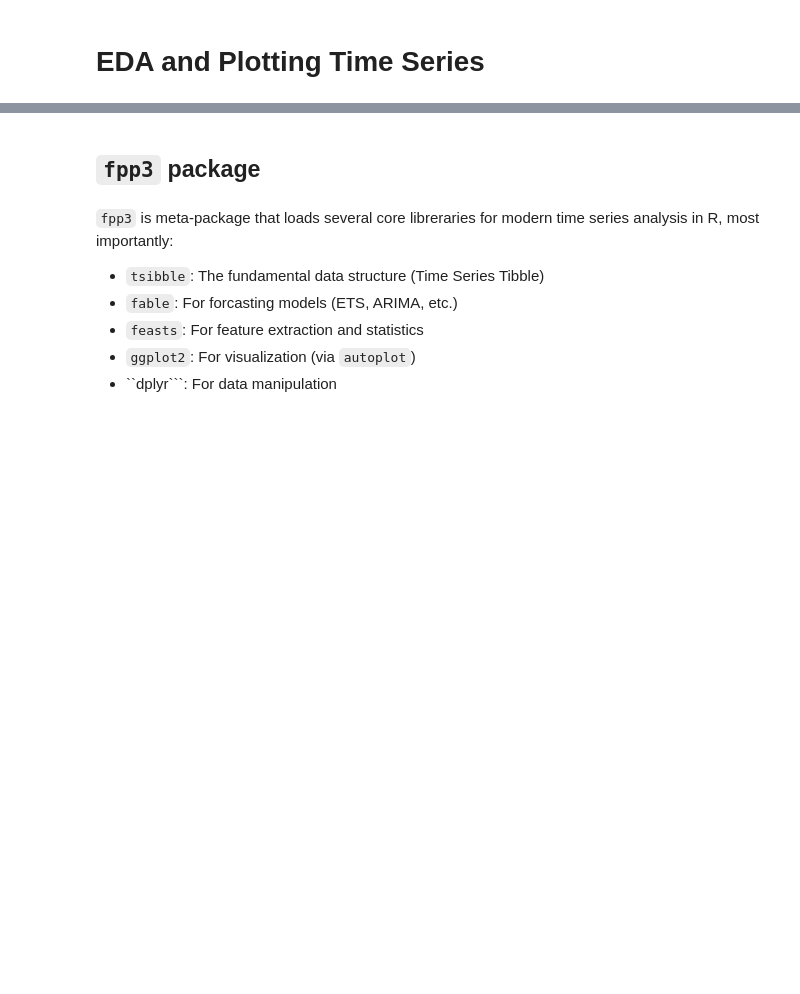
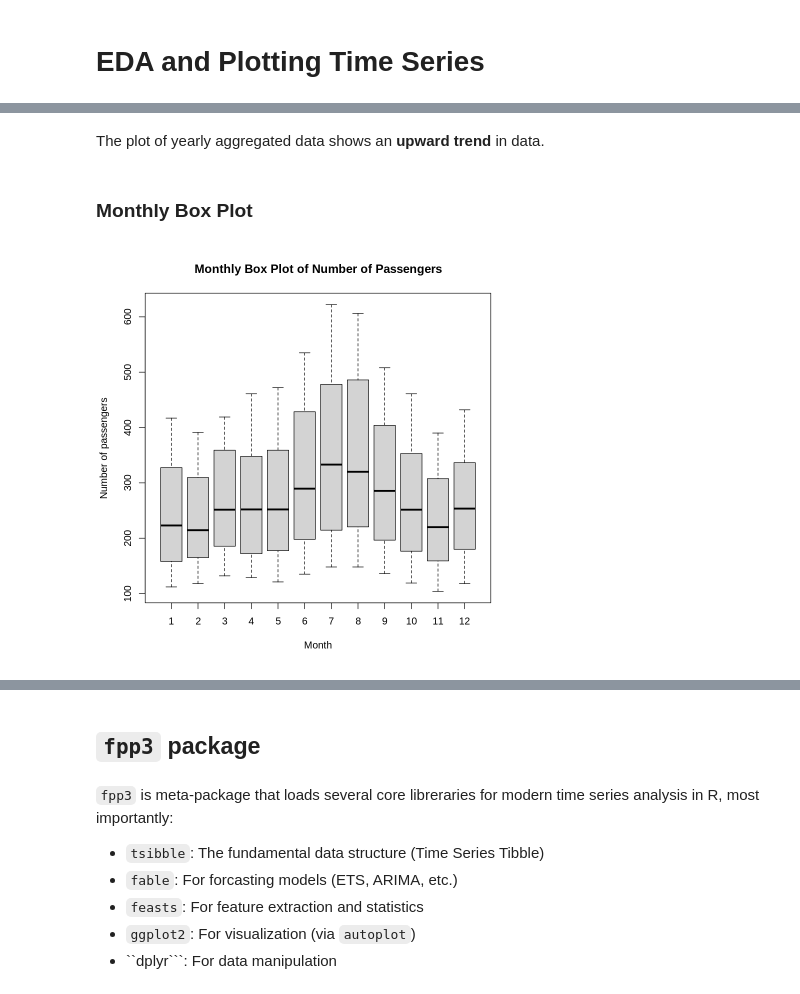
Before and after one commit to andjadenic/R-Tutorials, a Jupyter notebook: EDA_and_plotting_Time_Series.ipynb, the cells around one changed output, grey strips where cells are left out. Cells and saved outputs as stored; diff of their text form; code cells hidden in the pictures; blank space fills up the shorter version.

```diff
--- a/EDA_and_plotting_Time_Series.ipynb
+++ b/EDA_and_plotting_Time_Series.ipynb
@@ -11,0 +122,11 @@ This notebook is made for **beginners** in R language.
+# %% [markdown]
+The plot of yearly aggregated data shows an **upward trend** in data.
+# %% [markdown]
+### Monthly Box Plot
+# %%
+boxplot(AirPassengers~cycle(AirPassengers),
+                            xlab = "Month",
+                            ylab= "Number of passengers",
+                            main = "Monthly Box Plot of Number of Passengers")
+# %% [output]
+[figure, added]
```
Also changed, not shown: parts of 40 cells of this notebook.
